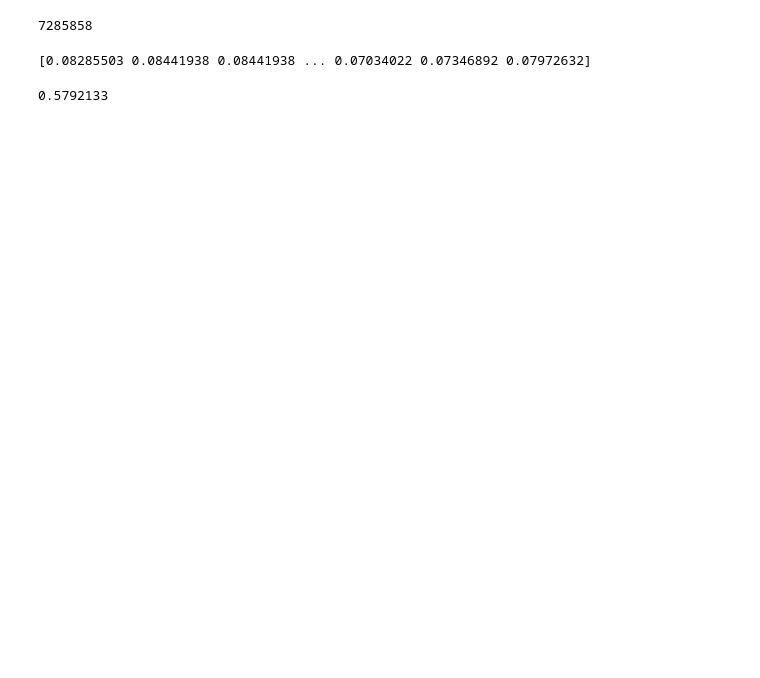
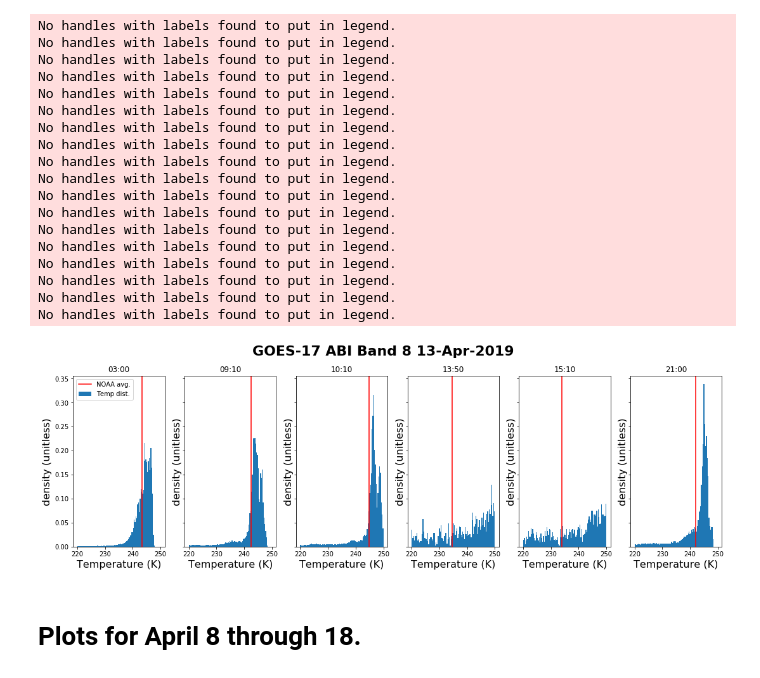
Before and after one commit to adomakor412/GOEScode, a Jupyter notebook: Histogram.ipynb, the cells around one changed output. Drawn from its saved outputs; the diff is of its cells as text; code cells hidden in the pictures; blank space fills up the shorter version.

```diff
--- a/Histogram.ipynb
+++ b/Histogram.ipynb
@@ -87,11 +93,10 @@ fig, axes = plt.subplots(ncols=6, nrows =1, figsize=(15, 5), constrained_layout=
 fig.suptitle(f'GOES-{SS} ABI Band 8 13-Apr-2019', fontsize = 22, fontweight = 'bold')
 lookup = f'M6C08_G{SS}_s2019103'
 ncFiles = [f for f in os.listdir(ncPath) if re.search(lookup,f)]
-npFiles = [f for f in os.listdir(npPath_16) if re.search(lookup,f)]
-print(len(ncFiles))
-print(len(npFiles))
+npFiles = [f for f in os.listdir(npPath) if re.search(lookup,f)]
+
 for ncf, npf in zip(ncFiles,npFiles):
-    imageBox = np.load(op.join(npPath_16,npf))
+    imageBox = np.load(op.join(npPath,npf))
     myFile = xr.open_dataset(op.join(ncPath,ncf))
     planck_fk1 = float(myFile['planck_fk1'].data)
     planck_fk2 = float(myFile['planck_fk2'].data)
@@ -192,8 +143,0 @@ clear16 = G16_array[ACM_Bool]
-# %%
-len(clear16)
-# %% [output]
-7285858
-# %%
-print (clear16)
-# %% [output]
-[0.08285503 0.08441938 0.08441938 ... 0.07034022 0.07346892 0.07972632]
@@ -202,5 +144,61 @@ clearMean = clear16.mean()
-# %%
-print(clearMean)
-# %% [output]
-0.5792133
+# %%
+Tmean = []
+times = []
+toi = ['0300','0910','1010','1350','1510','2100']
+SS = '17'
+bins = np.linspace(220,250,101)
+fig, axes = plt.subplots(ncols=6, nrows =1, figsize=(15, 5), constrained_layout=True, sharey = True, sharex = True)
+fig.suptitle(f'GOES-{SS} ABI Band 8 13-Apr-2019', fontsize = 22, fontweight = 'bold')
+lookup = f'M6C08_G{SS}_s2019103'
+ncFiles = [f for f in os.listdir(ncPath) if re.search(lookup,f)]
+npFiles = [f for f in os.listdir(npPath) if re.search(lookup,f)]
+
+for ncf, npf in zip(ncFiles,npFiles):
+    imageBox = np.load(op.join(npPath,npf))
+    myFile = xr.open_dataset(op.join(ncPath,ncf))
+    planck_fk1 = float(myFile['planck_fk1'].data)
+    planck_fk2 = float(myFile['planck_fk2'].data)
+    planck_bc1 = float(myFile['planck_bc1'].data)
+    planck_bc2 = float(myFile['planck_bc2'].data)
+    T = Rad2BT(imageBox.mean(), planck_fk1, planck_fk2, planck_bc1, planck_bc2)
+    tString = ncf[34:38]
+    times.append(tString)
+    Tmean.append(T)
+
+    if tString in toi:
+        ax = axes[toi.index(tString)]
+        hh = tString[:2]
+        mm = tString[2:4]
+        ax.set_title(f'{hh}:{mm}')
+        ax.set_ylabel('density (unitless)',fontsize = 16)
+        ax.set_xlabel('Temperature (K)', fontsize = 16)
+
+        Tbox = Rad2BT(imageBox, planck_fk1, planck_fk2, planck_bc1, planck_bc2)
+        ax.hist(Tbox.ravel(), bins = bins, density = True, label = 'Temp dist.')
+        #ax.plot([T,T], [0,0.3],'r', label = 'something')
+        ax.axvline(T, color='r',label = 'NOAA avg.')
+    axes[0].legend(loc='upper left')
+#fig.savefig("")
+# %% [output]
+No handles with labels found to put in legend.
+No handles with labels found to put in legend.
+No handles with labels found to put in legend.
+No handles with labels found to put in legend.
+No handles with labels found to put in legend.
+No handles with labels found to put in legend.
+No handles with labels found to put in legend.
+No handles with labels found to put in legend.
+No handles with labels found to put in legend.
+No handles with labels found to put in legend.
+No handles with labels found to put in legend.
+No handles with labels found to put in legend.
+No handles with labels found to put in legend.
+No handles with labels found to put in legend.
+No handles with labels found to put in legend.
+No handles with labels found to put in legend.
+No handles with labels found to put in legend.
+No handles with labels found to put in legend.
+[figure, added]
+# %% [markdown]
+# Plots for April 8 through 18.
 # %%
```
Also changed, not shown: parts of 23 cells of this notebook, 2 other files.
